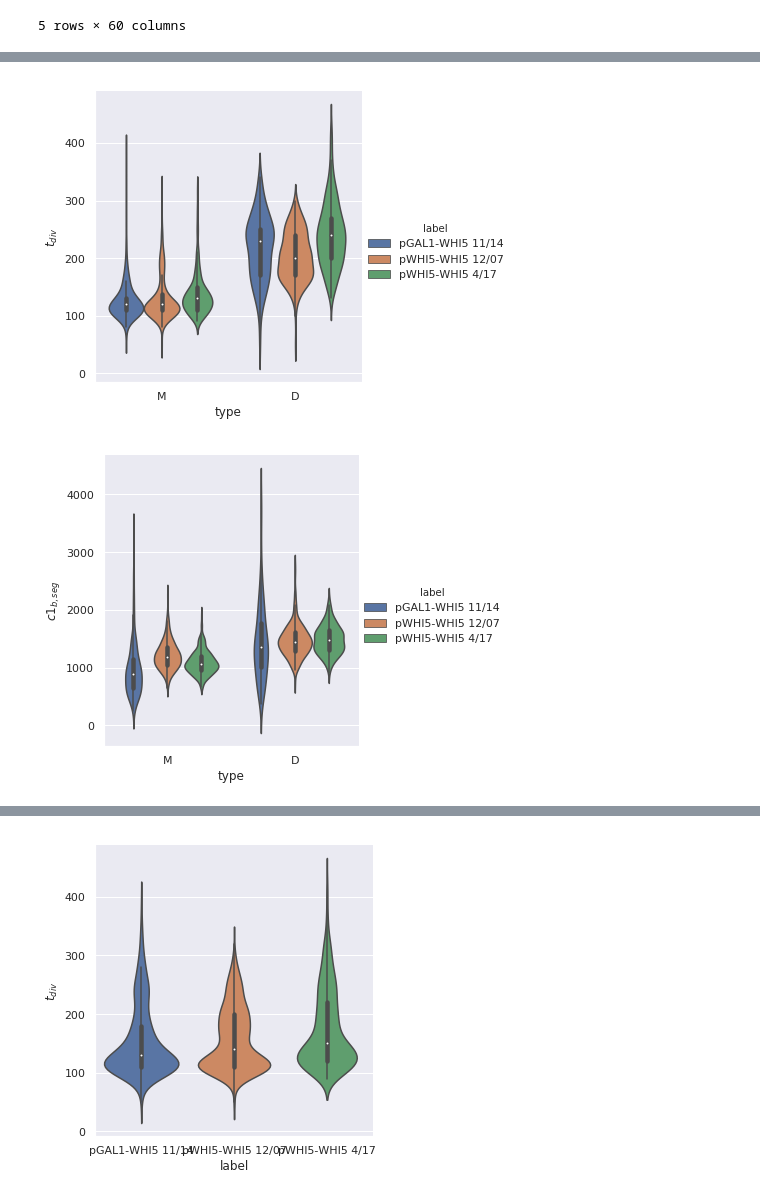
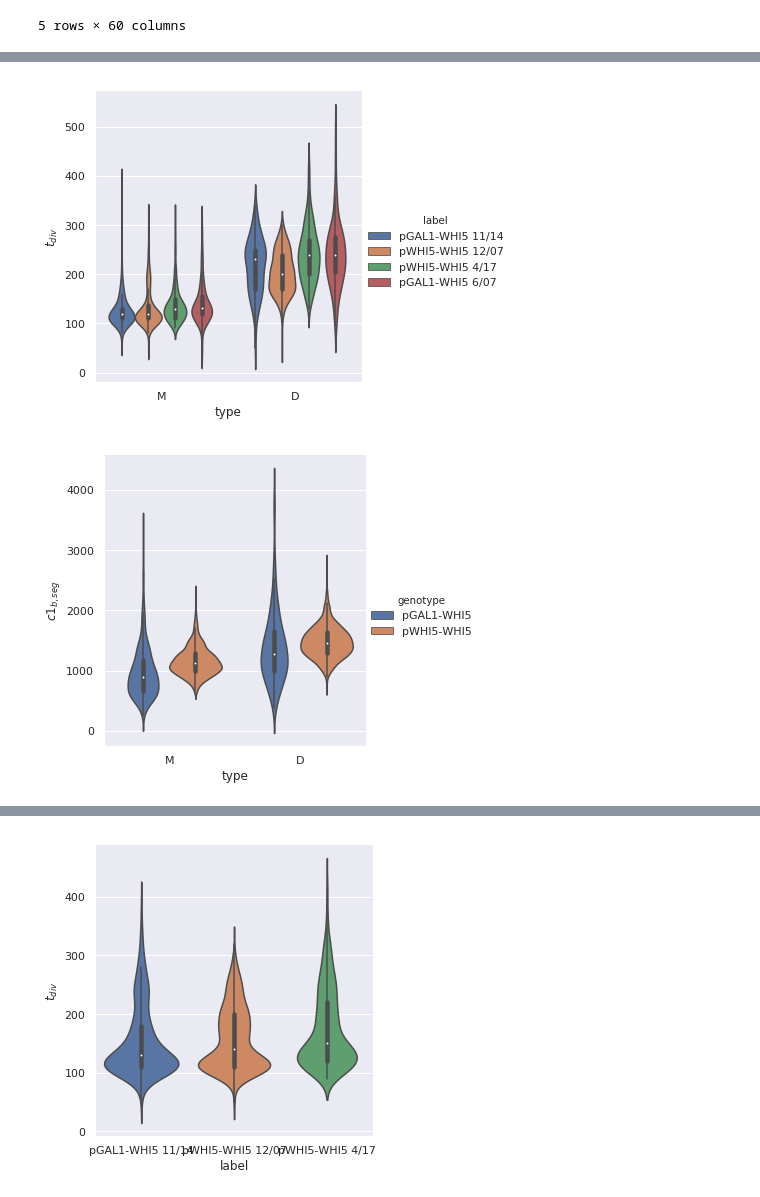
Before and after one commit to AWMurrayLab/image_processing_cellstar_public, a Jupyter notebook: pandas_plotting.ipynb, the cells around one changed output, grey strips where cells are left out. Drawn from its saved outputs; the diff is of its cells as text; code cells hidden in the pictures.

```diff
--- a/pandas_plotting.ipynb
+++ b/pandas_plotting.ipynb
@@ -44,8 +45,9 @@ def processing(df):
     df['$c1_{div,ellseg}$'] = df['$F1_{div,seg}$']/df['$V_{div,ell}$']
     df['$c2_{div,ellseg}$'] = df['$F2_{div,seg}$']/df['$V_{div,ell}$']
     df['$t_{div}$']=df['$t_{G1}$']+df['$t_{budded}$']
-
+    df['$c1_{b,seg,norm}$'] = df['$c1_{b,seg}$']/np.mean(df['$c1_{b,seg}$'])
     df['$c2_{b,seg,norm}$'] = df['$c2_{b,seg}$']/np.mean(df['$c2_{b,seg}$'])
+    df['$F2_{b,seg,norm}$'] = df['$F2_{b,seg}$']/np.mean(df['$F2_{b,seg}$'])
     return df
 # %%
 # pACT1-mKate2 experiment on 180910
@@ -55,29 +57,41 @@ expt_id0 = '/181114_yFB78_Raff_125Gal'
 df0 = pd.read_pickle("./expt_ids"+expt_id0+".pkl")
 df0['expt'] = expt_id0
 df0['label'] = 'pGAL1-WHI5 11/14'
+df0['genotype'] = 'pGAL1-WHI5'
 
 # # yFB79 Raffinose experiment on 181207
 expt_id1 = '/181207_yFB79_60X_Raff_125uMGal'
 df1 = pd.read_pickle("./expt_ids"+expt_id1+".pkl")
 df1['expt'] = expt_id1
 df1['label'] = 'pWHI5-WHI5 12/07'
+df1['genotype'] = 'pWHI5-WHI5'
 # yFB79 Raffinose experiment on 190417
 expt_id2 = '/181917_yFB79_60X_Raff_125uMGal'
 df2= pd.read_pickle("./expt_ids"+expt_id2+".pkl")
 df2['expt'] = '/190417_yFB79_60X_Raff_125uMGal'
 df2['label'] = 'pWHI5-WHI5 4/17'
-
+df2['genotype'] = 'pWHI5-WHI5'
+# yFB78 expt 190607
+expt_id3 = '/190607_yFB78_60X_Raff_125uMGal'
+df3= pd.read_pickle("./expt_ids"+expt_id3+".pkl")
+df3['expt'] = '/190607_yFB78_60X_Raff_125uMGal'
+df3['label'] = 'pGAL1-WHI5 6/07'
+df3['genotype'] = 'pGAL1-WHI5'
 # # yFB77 Raffinose experiment on 181220
-# expt_id1 = '/181220_yFB77_60X_Raff_125uMGal'
-# df1= pd.read_pickle("./expt_ids"+expt_id1+".pkl")
-# df1['expt'] = '/181220_yFB77_60X_Raff_125uMGal'
-# df1['label'] = 'pGAL1-WHI5 12/20'
+# expt_id4 = '/181220_yFB77_60X_Raff_125uMGal'
+# df4= pd.read_pickle("./expt_ids"+expt_id4+".pkl")
+# df4['expt'] = '/181220_yFB77_60X_Raff_125uMGal'
+# df4['label'] = 'pGAL1-WHI5 12/20'
 # print df.describe()
 df0=processing(df0)
 df1=processing(df1)
 df=df0.append(df1);
 df2=processing(df2)
 df=df.append(df2);
+df3=processing(df3)
+df=df.append(df3);
+# df4=processing(df4)
+# df=df.append(df4);
 # %% [output]
 of pandas will change to not sort by default.
 
@@ -124,10 +138,10 @@ sns_plot=sns.catplot(x="type", y="$t_{div}$", hue="label", kind="violin", data=d
 # sns_plot.savefig('/home/felix/Dropbox/meetings/181217_murraylab_meeting/c1s_dist.png')
 # fig.savefig()
 # %% [output]
-[figure, old version]
+[figure, new version]
 # %%
 sns.set(font_scale=1.0)
-sns_plot=sns.catplot(x="type", y="$c1_{b,seg}$", hue="label", kind="violin", data=df)
+sns_plot=sns.catplot(x="type", y="$c1_{b,seg}$", hue='genotype',kind="violin", data=df)
 plt.show()
 # %% [output]
-[figure, old version]
+[figure, new version]
```
Also changed, not shown: parts of 55 cells of this notebook, 13 other files.
